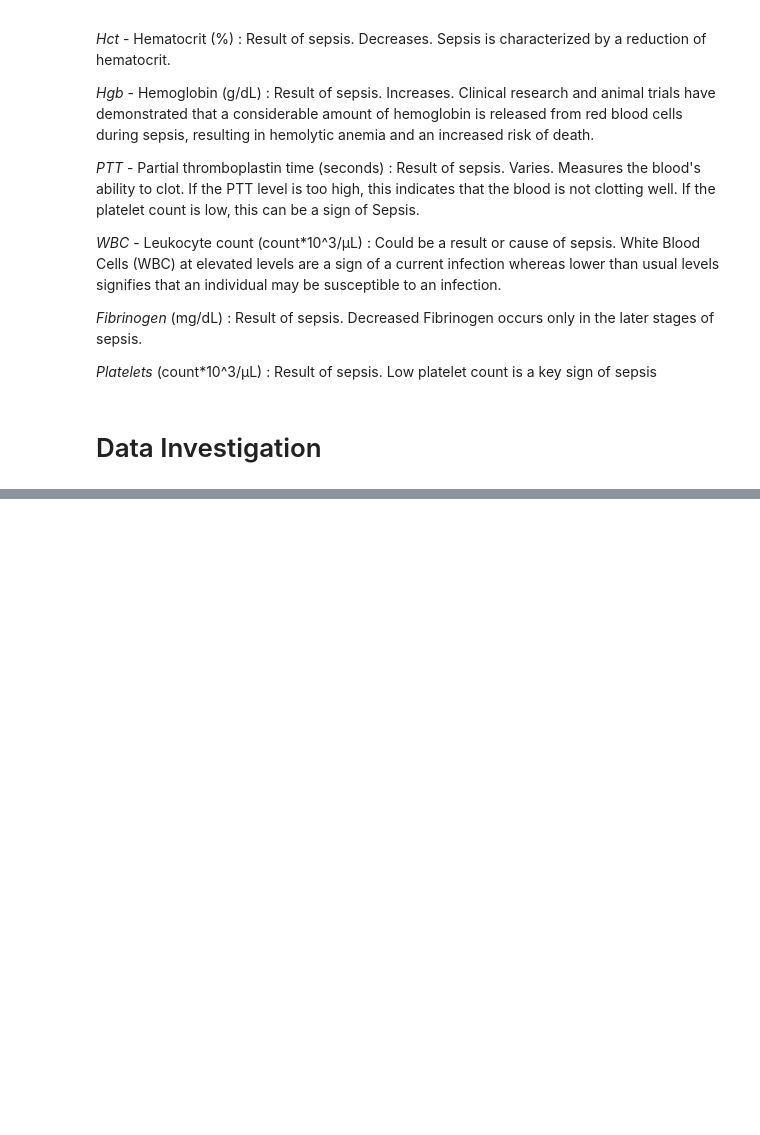
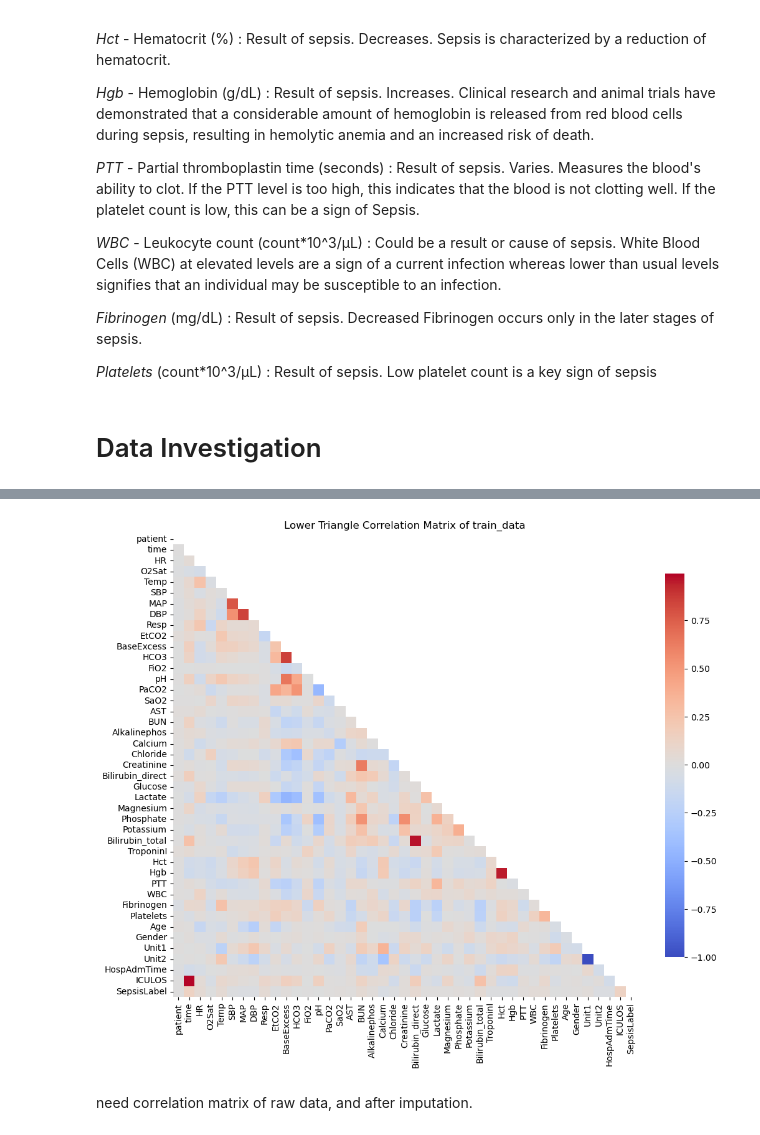
Before and after one commit to alanklin/BC-Fall2024-CaseCompetition-Team2, a Jupyter notebook: Code/data_investigation.ipynb, the cells around one changed output, grey strips where cells are left out. Drawn from its saved outputs; the diff is of its cells as text; code cells hidden in the pictures; blank space fills up the shorter version.

```diff
--- a/Code/data_investigation.ipynb
+++ b/Code/data_investigation.ipynb
@@ -98,4 +81,4 @@ Alkalinephos - Alkaline phosphatase (IU/L) : Result of sepsis. Increases. AP is
 # %%
 from _Setup import *
 # %%
-scaled_train = pd.read_pickle(kmeansTrainFilePickle)
+train_data = pd.read_pickle(rawTrainFilePickle)
@@ -101,0 +115,21 @@ scaled_train = pd.read_pickle(kmeansTrainFilePickle)
+# %%
+correlation_matrix = train_data.corr()
+
+# Mask the upper triangle
+mask = np.triu(np.ones_like(correlation_matrix, dtype=bool))
+
+# Set up the matplotlib figure
+plt.figure(figsize=(12, 10))
+
+# Create a heatmap of the correlation matrix, masking the upper triangle
+sns.heatmap(correlation_matrix, annot=False, cmap='coolwarm', square=True, mask=mask, cbar_kws={"shrink": .8})
+
+# Set the title
+plt.title('Lower Triangle Correlation Matrix of train_data')
+plt.savefig('C:/BC-Fall2024-CaseCompetition-Team2/Code/Plots/corrmat_train_raw')
+# Show the plot
+plt.show()
+# %% [output]
+[figure, added]
+# %% [markdown]
+need correlation matrix of raw data, and after imputation.
```
Also changed, not shown: parts of 7 cells of this notebook, 9 other files.
